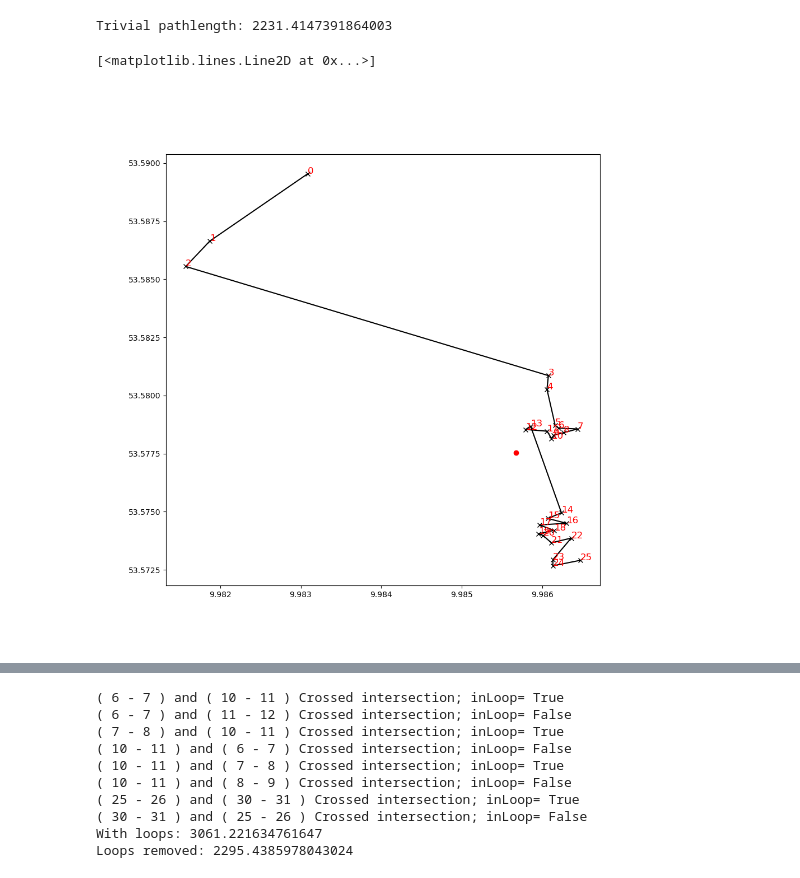
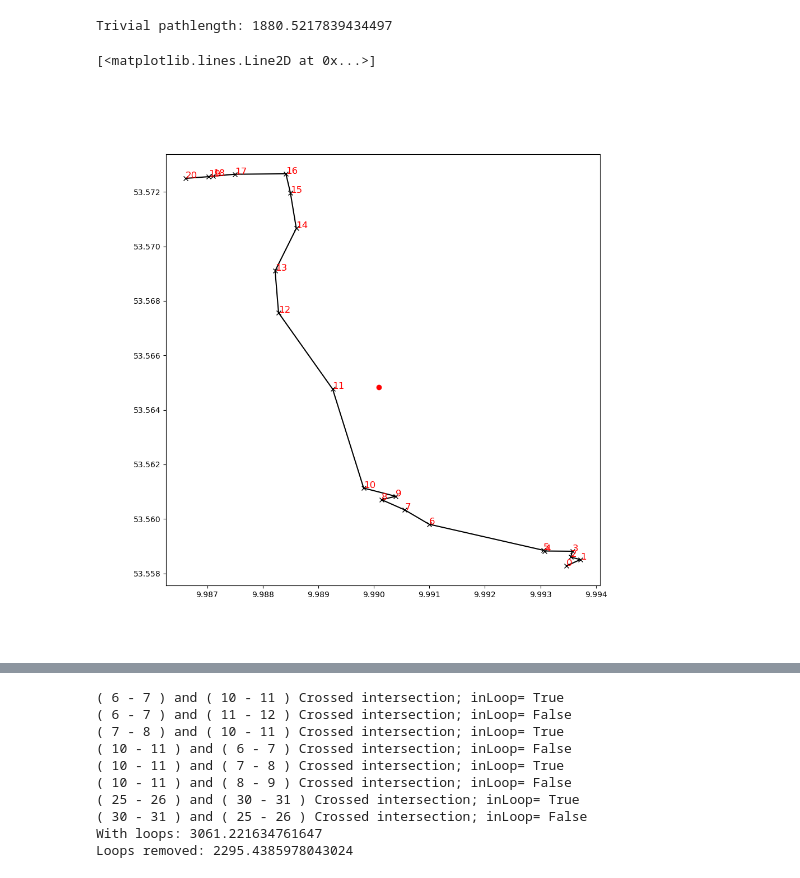
Before and after one commit to hb128/criticality_monitor, a Jupyter notebook: cml_functions.ipynb, the cells around one changed output, grey strips where cells are left out. Drawn from its saved outputs; the diff is of its cells as text; code cells hidden in the pictures.

```diff
--- a/cml_functions.ipynb
+++ b/cml_functions.ipynb
@@ -83,8 +83,8 @@ def get_points_in_circle(positions,center=get_hamburg_center(),radius_km=20):
 # name = '20220624_202735'
 # name = '20220624_202746'
 
-name = '20220624_203453'
-#name = '20220624_203134'
+name = '20220624_204120'
+#name = '20220624_204130'
 
 data = open_cm_log('cm_logs/' + name + '.txt')
 # STEP 1: Rough geographic selection
@@ -183,34 +183,53 @@ def plot_points(points):
             plt.text(point[1], point[0], str(ii), color="red", fontsize=12)
 
 def sort_points(point_list,D):
     closest1_avg = np.argsort(D, axis=1) #each line represents closest point indices
     # Reorder points according to closest points (second column in closest1_avg, first column points to point itself)
     sorted_points_idx = []
-    next_point = find_starting_point_idx(point_list)
+    next_point = find_starting_point_idx(point_list) # can fail
+    # Greedy algorithm first round
     for ii in range(0,len(point_list)):
         sorted_points_idx.append(next_point)
         ii_neighbor = 0
         while len(sorted_points_idx) < len(point_list) and next_point in sorted_points_idx:
             next_point = closest1_avg[sorted_points_idx[-1],ii_neighbor] # Check neighbors of last point
             ii_neighbor = ii_neighbor + 1
-    sorted_points = point_list[sorted_points_idx,:]
+    sorted_points = point_list[sorted_points_idx]
+    # Find largest distance in train + distance between supposed starting point and final point
+    distances = [geopy_distance.great_circle(sorted_points[0],sorted_points[-1]).m]
+    distances.extend([geopy_distance.great_circle(u,v).m for u,v in zip(sorted_points[:-1],sorted_points[1:])])
+    idx_maximum_distance = np.argmax(distances) #is 0 if largest distance between current start and end point
+    if idx_maximum_distance!=0:
+        sorted_points_idx = np.concatenate((np.flip(sorted_points_idx[idx_maximum_distance:]),sorted_points_idx[0:idx_maximum_distance]))
+    # Greedy algorithm second round backwards
+    next_point = sorted_points_idx[-1]
+    sorted_points_idx_new = []
+    # Greedy algorithm second round -> removes any remaining turn in loop
+    for ii in range(0,len(sorted_points_idx)):
+        sorted_points_idx_new.append(next_point)
+        ii_neighbor = 0
+        while len(sorted_points_idx_new) < len(point_list) and next_point in sorted_points_idx_new:
+            next_point = closest1_avg[sorted_points_idx_new[-1],ii_neighbor] # Check neighbors of last point
+            ii_neighbor = ii_neighbor + 1
+    sorted_points_idx = sorted_points_idx_new;
+    sorted_points = point_list[sorted_points_idx]
     # Resort also distance array
     sorted_D = np.empty_like(D)
     for ii,x in enumerate(D):
         for jj,y in enumerate(x):
             sorted_D[ii,jj] = D[sorted_points_idx[ii],sorted_points_idx[jj]]
     return sorted_points,sorted_D
 
 # STEP 4: Sort points
 #%matplotlib widget
 p2,D2 = sort_points(p1_avg,D1_avg)
 print('Trivial pathlength:',getPathLength(p2))
 plt.figure(figsize=(10,10))
 plot_points(p2)
 tmp = np.mean(p2,axis=0)
 plt.plot(tmp[1],tmp[0],'or')
 #mplleaflet.display()
 # %% [output]
-Trivial pathlength: 2231.4147391864003
+Trivial pathlength: 1880.5217839434497
 [<matplotlib.lines.Line2D at 0x...>]
-[figure, old version]
+[figure, new version]
```
Also changed, not shown: parts of 2 cells of this notebook, 1 other file.
